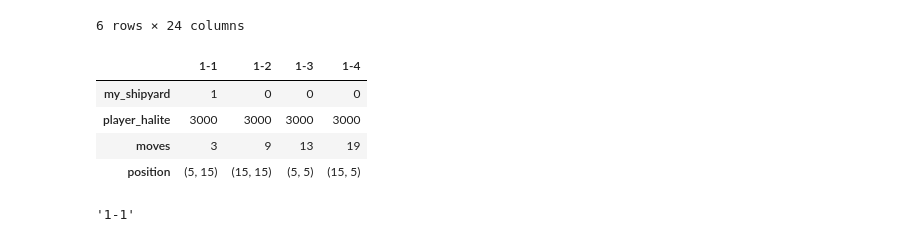
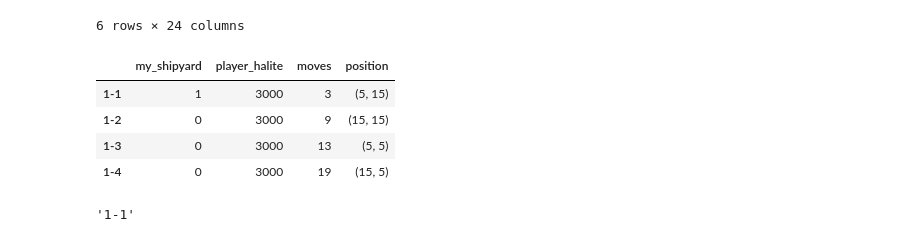
Before and after one commit to damoonsh/Halite, a Jupyter notebook: Agent.ipynb, the cells around one changed output. Cells and saved outputs as stored; diff of their text form; code cells hidden in the pictures.

```diff
--- a/Agent.ipynb
+++ b/Agent.ipynb
@@ -4,13 +73,11 @@ Testing classes used in the agent
 # %%
-from kaggle_environments.envs.halite.helpers import *
-import pandas as pd
-
-class Locatator:
+class Locator:
+    """ This object returns dataframes containing the information about other ships/shipyards on the map and also in the given ship's grid. """
     def __init__(self, board, ship):
         self.board = board
         self.ship = ship
         # Get the grid
-        self.grid = grid_5(ship.cell)
+        self.grid = grid(ship.cell)
 
     def get_ship_info(self):
         """ Returns the info about ships in all of the board. """
@@ -18,13 +85,12 @@ class Locatator:
 
         for ship_id, ship in self.board.ships.items():
             base_info = {
-                "my_ship": 0,
-                "cargo": 0, "moves": 0, "position": None
+                "my_ship": 0, "cargo": 0,
+                "moves": 0, "position": (ship.position.x, ship.position.y)
             }
 
             base_info['cargo'] = ship.cell.halite
             base_info['moves'] = count_moves(self.ship.position, ship.position)
-            base_info['position'] = (ship.position.x, ship.position.y)
 
             if ship_id in self.board.current_player.ship_ids and ship.id != self.ship.id:
                 base_info['my_ship'] = 1
@@ -42,13 +108,12 @@ class Locatator:
 
         for shipyard_id, shipyard in self.board.shipyards.items():
             base_info = {
-                "my_shipyard": 0,
-                "player_halite": 0, "moves": 0, "position": None
+                "my_shipyard": 0, "player_halite": 0,
+                "moves": 0, "position": (shipyard.position.x, shipyard.position.y)
             }
 
             base_info['player_halite'] = shipyard.player.halite
             base_info['moves'] = count_moves(self.ship.position, shipyard.position)
-            base_info['position'] = (shipyard.position.x, shipyard.position.y)
 
             if shipyard_id in self.board.current_player.shipyard_ids:
                 base_info['my_shipyard'] = 1
@@ -295,13 +616,13 @@ l.T
 # %%
 z = loc.get_shipyard_info()
 # %%
-z
+z.T
 # %% [output]
-|  | 1-1 | 1-2 | 1-3 | 1-4 |
-| my_shipyard | 1 | 0 | 0 | 0 |
-| player_halite | 3000 | 3000 | 3000 | 3000 |
-| moves | 3 | 9 | 13 | 19 |
-| position | (5, 15) | (15, 15) | (5, 5) | (15, 5) |
+|  | my_shipyard | player_halite | moves | position |
+| 1-1 | 1 | 3000 | 3 | (5, 15) |
+| 1-2 | 0 | 3000 | 9 | (15, 15) |
+| 1-3 | 0 | 3000 | 13 | (5, 5) |
+| 1-4 | 0 | 3000 | 19 | (15, 5) |
 # %%
 z.T['moves'].idxmin()
 # %% [output]
```
Also changed, not shown: parts of 9 cells of this notebook, 1 other file.
